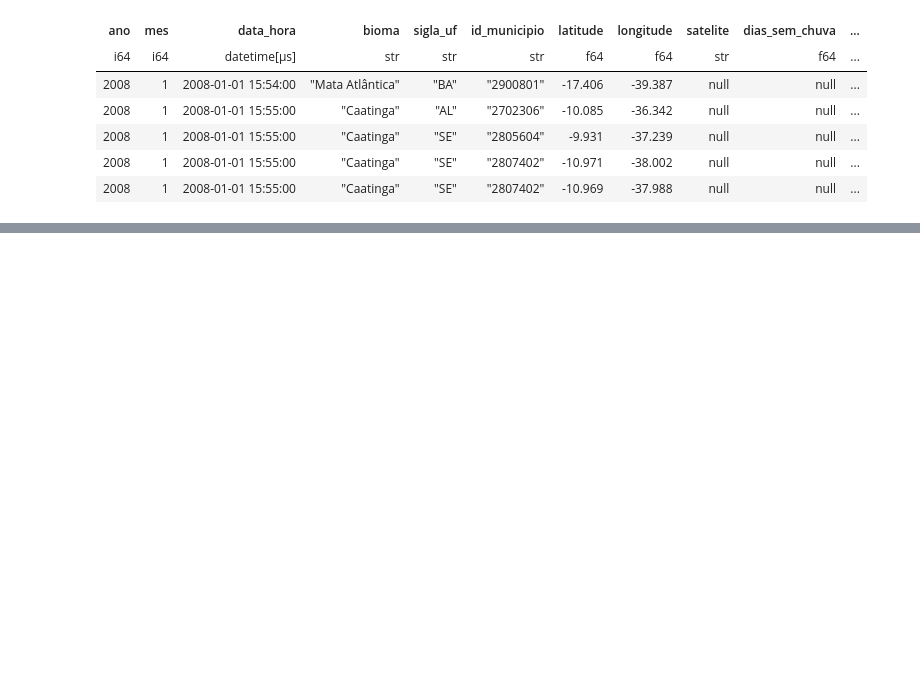
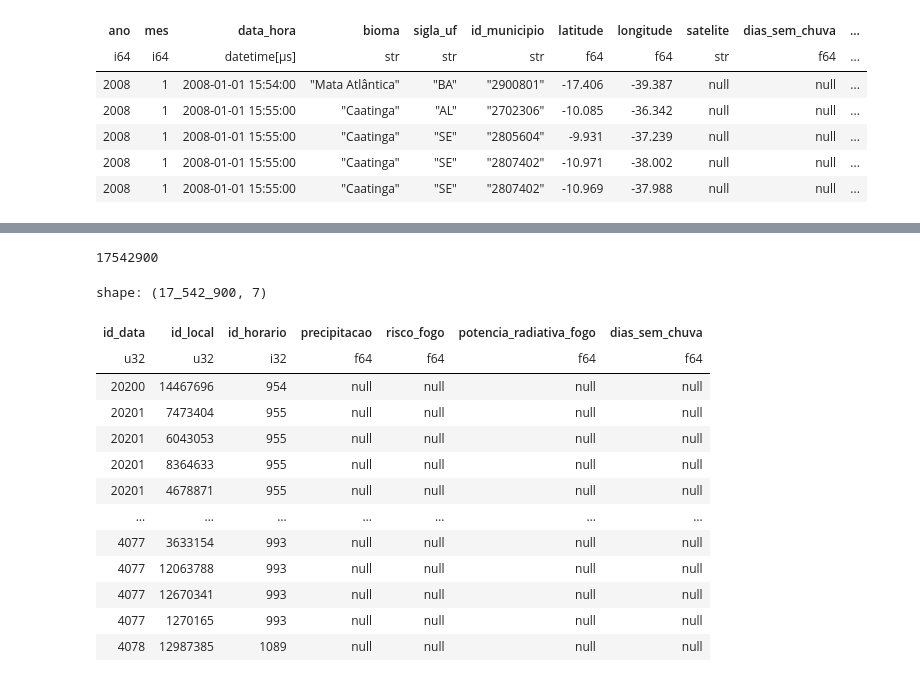
Before and after one commit to clr-cera/olap2025.2, a Jupyter notebook: etl_orig.ipynb, the cells around one changed output, grey strips where cells are left out. Saved outputs shown, nothing was run; the diff lists cells and outputs as text; code cells hidden in the pictures; blank space fills up the shorter version.

```diff
--- a/etl_orig.ipynb
+++ b/etl_orig.ipynb
@@ -163,0 +192,49 @@ shape: (5, 8)
+# %%
+# generate fct_queimadas
+
+# join by date_time
+fct_queimadas = (queimadas_df.join(
+    dim_data_queimada.select([pl.col("date_time_iso"), pl.col('id_data')]),
+    left_on="data_hora", right_on="date_time_iso", how="left"
+).with_columns([pl.col('id_municipio').cast(pl.Int32)])
+# join by id_municipio, sigla_uf, latitude, longitude, and bioma
+.join(
+    dim_local_queimada.select([pl.col("id_local"), pl.col("id_municipio"), pl.col("sigla_uf"), pl.col("latitude"), pl.col("longitude"), pl.col("bioma")]),
+    left_on=["id_municipio", "sigla_uf", "latitude", "longitude", "bioma"],
+    right_on=["id_municipio", "sigla_uf", "latitude", "longitude", "bioma"],
+    how="left"
+)
+# join dim horarios_queimada to get id_horario
+.join(
+    dim_horarios_full.select([pl.col("id_horario"), pl.col("hora"), pl.col("minuto")]),
+    left_on=[pl.col("data_hora").dt.hour(), pl.col("data_hora").dt.minute()],
+    right_on=["hora", "minuto"],
+    how="left")
+.select([
+    pl.col("id_data"),
+    pl.col("id_local"),
+    pl.col("id_horario"),
+    pl.col('precipitacao').alias('precipitacao'),
+    pl.col('risco_fogo').alias('risco_fogo'),
+    pl.col('potencia_radiativa_fogo').alias('potencia_radiativa_fogo'),
+    pl.col('dias_sem_chuva').alias('dias_sem_chuva')
+]))
+
+print(len(fct_queimadas))
+fct_queimadas
+# %% [output]
+17542900
+shape: (17_542_900, 7)
+| id_data | id_local | id_horario | precipitacao | risco_fogo | potencia_radiativa_fogo | dias_sem_chuva |
+| u32 | u32 | i32 | f64 | f64 | f64 | f64 |
+| 20200 | 14467696 | 954 | null | null | null | null |
+| 20201 | 7473404 | 955 | null | null | null | null |
+| 20201 | 6043053 | 955 | null | null | null | null |
+| 20201 | 8364633 | 955 | null | null | null | null |
+| 20201 | 4678871 | 955 | null | null | null | null |
+| … | … | … | … | … | … | … |
+| 4077 | 3633154 | 993 | null | null | null | null |
+| 4077 | 12063788 | 993 | null | null | null | null |
+| 4077 | 12670341 | 993 | null | null | null | null |
+| 4077 | 1270165 | 993 | null | null | null | null |
+| 4078 | 12987385 | 1089 | null | null | null | null |
```
Also changed, not shown: parts of 6 cells of this notebook.
